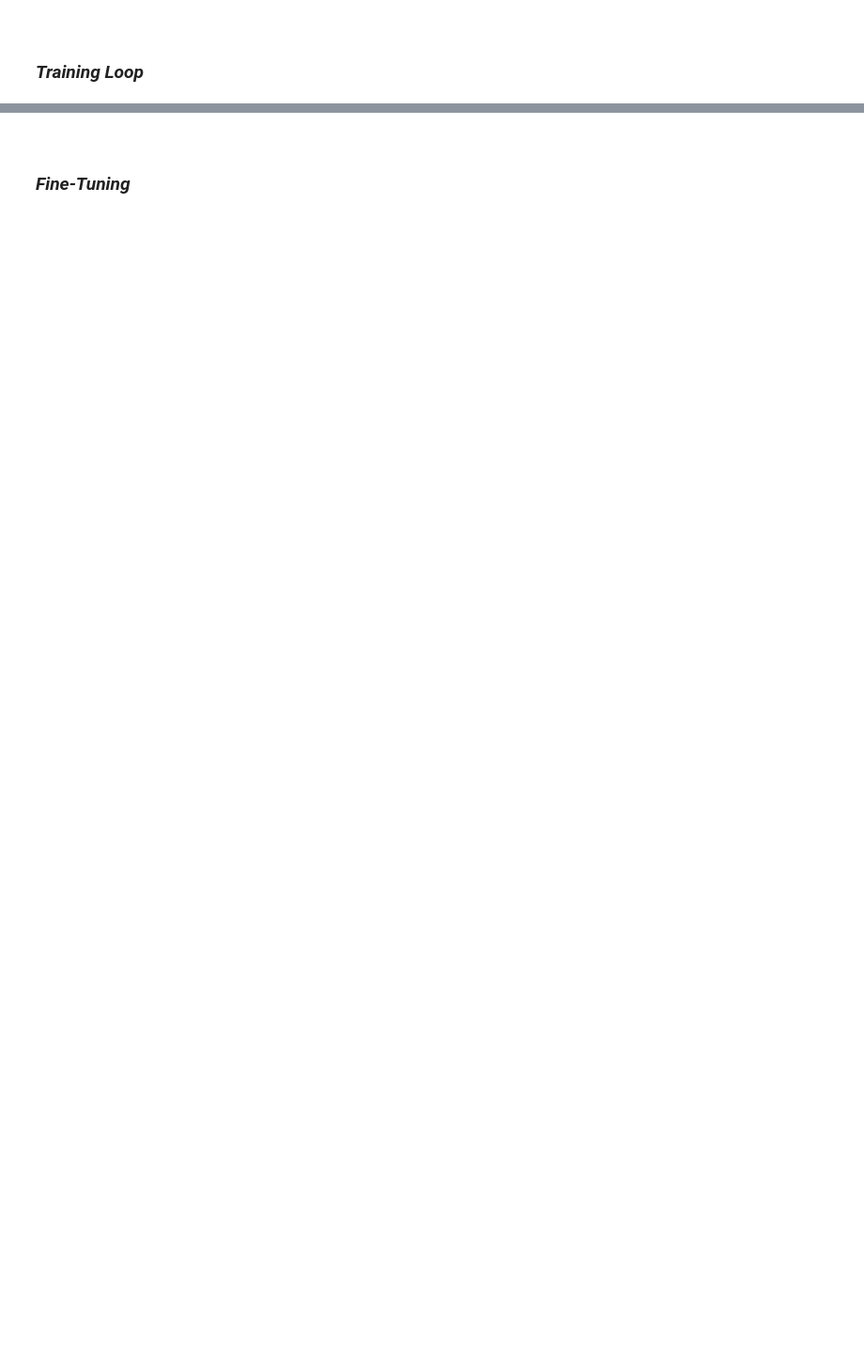
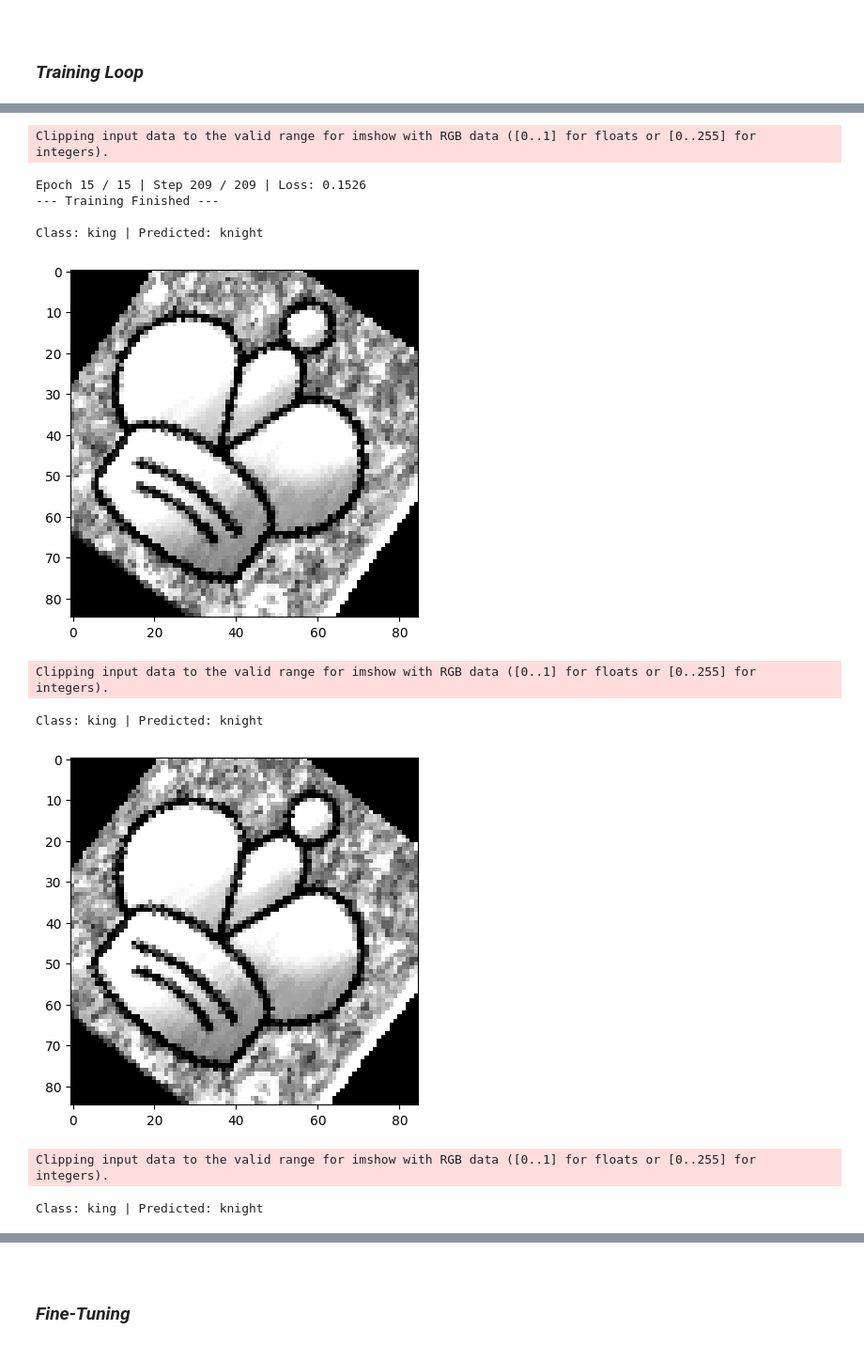
Before and after one commit to QuietXO/Booored, a Jupyter notebook: GIC/ChessPieceClassification.ipynb, the cells around one changed output, grey strips where cells are left out. Shown at 94% size. Drawn from its saved outputs; the diff is of its cells as text; code cells hidden in the pictures; blank space fills up the shorter version.

```diff
--- a/GIC/ChessPieceClassification.ipynb
+++ b/GIC/ChessPieceClassification.ipynb
@@ -45,7 +45,7 @@ model = CNN.model.ConvNet(IMG_SIZE, IMG_SIZE, N_CLASSES,COLOUR_SIZE).to(GPU)
 
 # Choose type of Loss & Optimization function
 criterion = torch.nn.CrossEntropyLoss()
-optimizer = torch.optim.Adamax(model.parameters(), lr=learning_rate)
+optimizer = torch.optim.AdamW(model.parameters(), lr=learning_rate)
 # %% [markdown]
 <br>
 
@@ -65,7 +65,7 @@ test_dataset = CNN.dataset.CustomDataset(FILE_PATH, TEST_CSV, transform=trans_no
 
 # Create the DataLoaders
 train_loader = DataLoader(dataset=train_dataset, batch_size=batch_size, shuffle=True)
-test_loader = DataLoader(dataset=test_dataset, batch_size=batch_size)
+test_loader = DataLoader(dataset=test_dataset, batch_size=batch_size, shuffle=True)
 # %% [markdown]
 #### __*Look at some data*__
 # %%
@@ -84,8 +93,9 @@ Batch size: 64 | Colour size: 1 | Image Size: 85*85 pixels
 CNN.model.train_model(model, train_loader, criterion, optimizer, num_epochs, device=GPU)
 
 # Save the Model
-SAVE_PATH = './data/chess/chess.pth'
+SAVE_PATH = './data/chess/chessAdamW.pth'
 CNN.model.save_model(model, SAVE_PATH)
 
 # Test the Model
 res = CNN.model.load_model(model, test_loader, CATEGORIES, show_wrongs=True)
+# %% [output]
@@ -91,0 +117,11 @@ res = CNN.model.load_model(model, test_loader, CATEGORIES, show_wrongs=True)
+Clipping input data to the valid range for imshow with RGB data ([0..1] for floats or [0..255] for integers).
+Epoch 15 / 15 | Step 209 / 209 | Loss: 0.1526
+--- Training Finished ---
+
+Class: king | Predicted: knight
+[figure, added]
+Clipping input data to the valid range for imshow with RGB data ([0..1] for floats or [0..255] for integers).
+Class: king | Predicted: knight
+[figure, added]
+Clipping input data to the valid range for imshow with RGB data ([0..1] for floats or [0..255] for integers).
+Class: king | Predicted: knight
```
Also changed, not shown: parts of 3 cells of this notebook, 4 other files.
